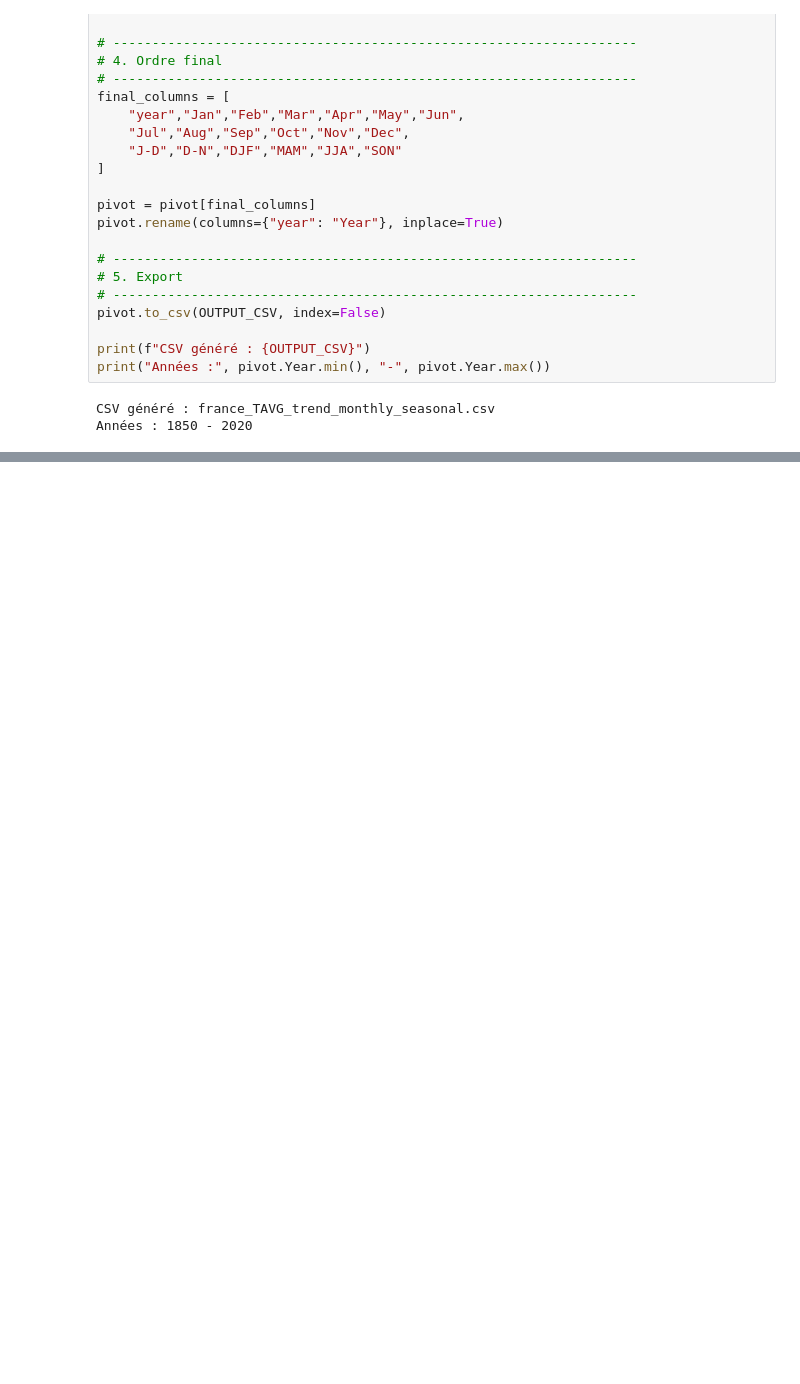
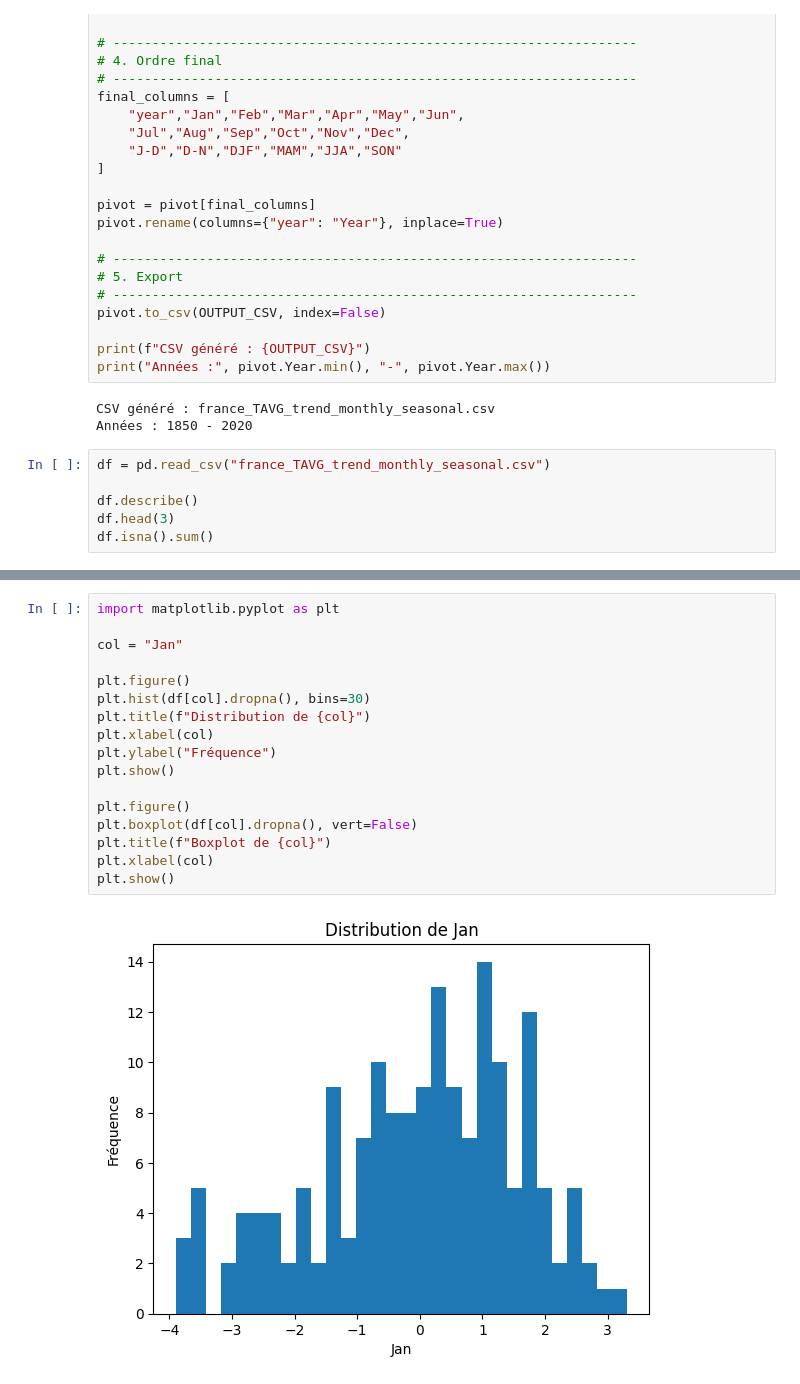
Before and after one commit to VinchC/projet, a Jupyter notebook: Berkeley_France.ipynb, the cells around one changed output, grey strips where cells are left out. Cells and saved outputs as stored; diff of their text form; blank space fills up the shorter version.

```diff
--- a/Berkeley_France.ipynb
+++ b/Berkeley_France.ipynb
@@ -166,3 +166,9 @@ print("Années :", pivot.Year.min(), "-", pivot.Year.max())
 # %% [output]
 CSV généré : france_TAVG_trend_monthly_seasonal.csv
 Années : 1850 - 2020
+# %%
+df = pd.read_csv("france_TAVG_trend_monthly_seasonal.csv")
+
+df.describe()
+df.head(3)
+df.isna().sum()
@@ -168,0 +210,19 @@ Années : 1850 - 2020
+# %%
+import matplotlib.pyplot as plt
+
+col = "Jan"
+
+plt.figure()
+plt.hist(df[col].dropna(), bins=30)
+plt.title(f"Distribution de {col}")
+plt.xlabel(col)
+plt.ylabel("Fréquence")
+plt.show()
+
+plt.figure()
+plt.boxplot(df[col].dropna(), vert=False)
+plt.title(f"Boxplot de {col}")
+plt.xlabel(col)
+plt.show()
+# %% [output]
+[figure, added]
```
Also changed, not shown: parts of 5 cells of this notebook.
